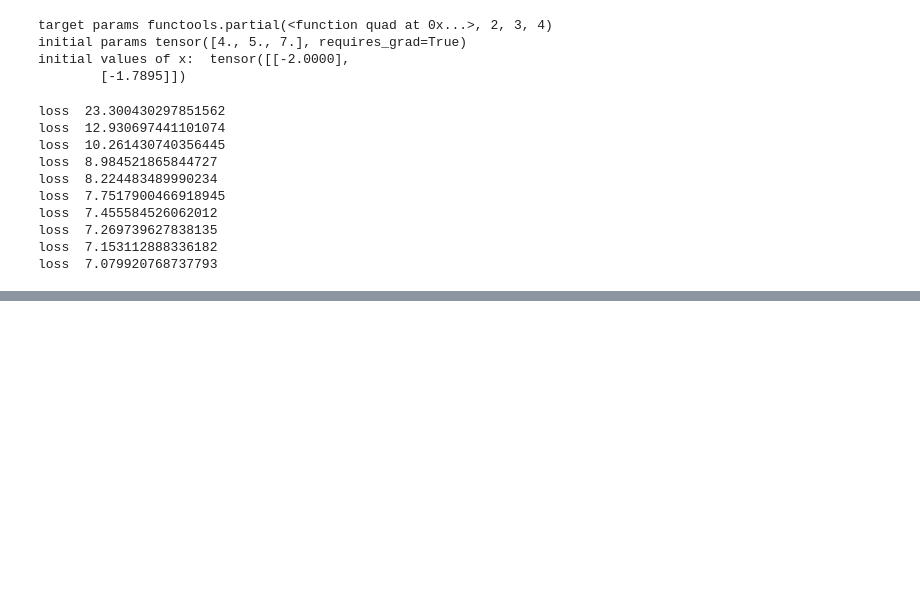
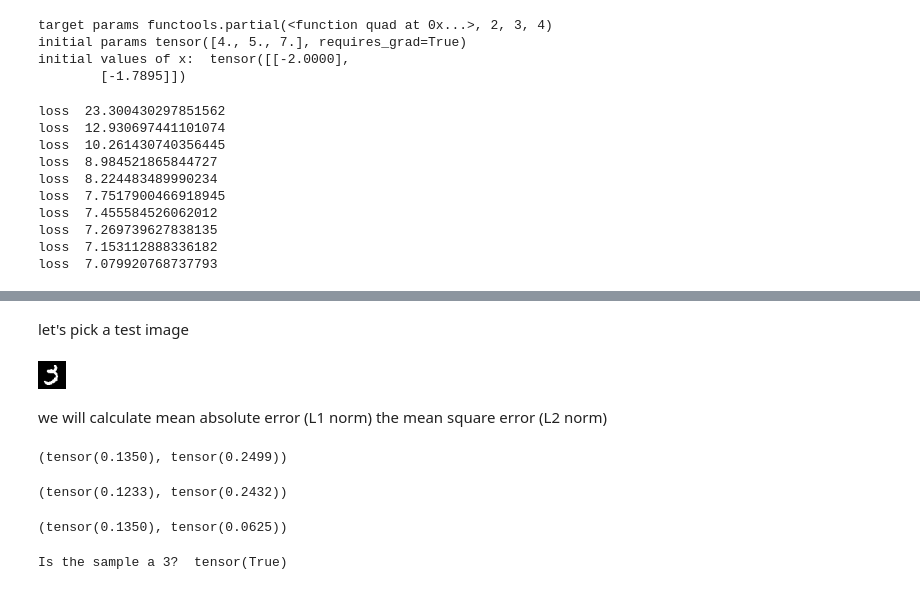
Before and after one commit to zzehli/study-notes, a Jupyter notebook: ml/fastai-examples.ipynb, the cells around one changed output, grey strips where cells are left out. Cells and saved outputs as stored; diff of their text form; code cells hidden in the pictures; blank space fills up the shorter version.

```diff
--- a/ml/fastai-examples.ipynb
+++ b/ml/fastai-examples.ipynb
@@ -124,0 +251,33 @@ loss  7.079920768737793
+# %% [markdown]
+let's pick a test image
+# %%
+sample = stacked_threes[32]
+tensor_image(sample)
+# %% [output]
+[figure, added]
+# %% [markdown]
+we will calculate mean absolute error (L1 norm) the mean square error (L2 norm)
+# %%
+dist_3_abs = (sample - mean3).abs().mean()
+dist_3_sqr = ((sample - mean3) ** 2).mean().sqrt()
+dist_3_abs, dist_3_sqr
+# %% [output]
+(tensor(0.1350), tensor(0.2499))
+# %%
+dist_7_abs = (sample - mean7).abs().mean()
+dist_7_sqr = ((sample - mean7) ** 2).mean().sqrt()
+dist_7_abs, dist_7_sqr
+# %% [output]
+(tensor(0.1233), tensor(0.2432))
+# %%
+# use built in loss functions
+(
+    torch.nn.functional.l1_loss(sample.float(), mean3),
+    torch.nn.functional.mse_loss(sample, mean3),
+)
+# %% [output]
+(tensor(0.1350), tensor(0.0625))
+# %%
+print("Is the sample a 3? ", dist_3_sqr > dist_7_sqr)
+# %% [output]
+Is the sample a 3?  tensor(True)
```
Also changed, not shown: parts of 23 cells of this notebook, 3 other files.
